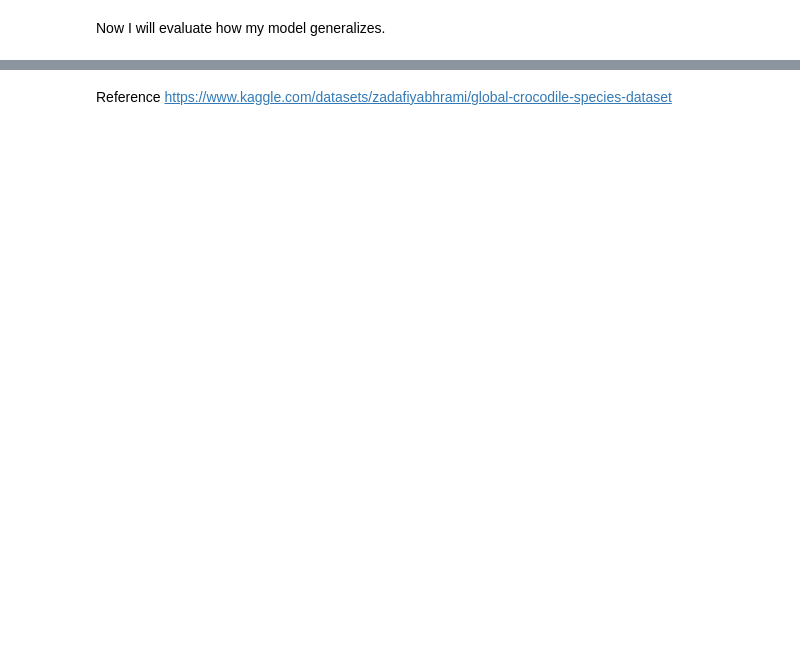
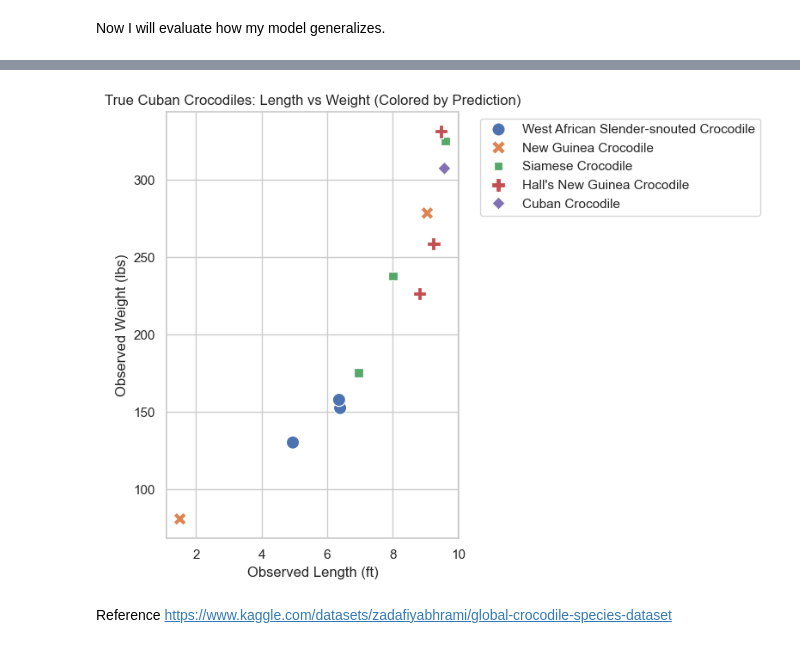
Before and after one commit to adriankUSA/portfolio, a Jupyter notebook: crocodile_classification/classifying_crocodiles.ipynb, the cells around one changed output, grey strips where cells are left out. Saved outputs shown, nothing was run; the diff lists cells and outputs as text; code cells hidden in the pictures; blank space fills up the shorter version.

```diff
--- a/crocodile_classification/classifying_crocodiles.ipynb
+++ b/crocodile_classification/classifying_crocodiles.ipynb
@@ -487,2 +533,2 @@ from sklearn.model_selection import train_test_split
 # %%
-X_train, X_test, y_train, y_test = train_test_split(X, y, test_size=0.2, train_size=0.8, random_state=42, stratify=y)
+X_train, X_test, y_train, y_test = train_test_split(X_encoded, y, test_size=0.2, train_size=0.8, random_state=42, stratify=y)
@@ -488,0 +549,13 @@ X_train, X_test, y_train, y_test = train_test_split(X, y, test_size=0.2, train_s
+# %%
+from sklearn.metrics import accuracy_score, classification_report, confusion_matrix
+
+y_pred = model.predict(X_test)
+
+acc = accuracy_score(y_test, y_pred)
+class_report = classification_report(y_test, y_pred)
+conf_matrix = confusion_matrix(y_test, y_pred)
+print(f"Accuracy: {acc:.4f}\n")
+print("Classification Report:")
+print(class_report)
+print("Confusion Matrix:")
+print(conf_matrix)
@@ -488,0 +586,6 @@ X_train, X_test, y_train, y_test = train_test_split(X, y, test_size=0.2, train_s
+# %%
+results = X_test.copy()
+results["True Species"] = y_test.values
+results["Predicted Species"] = y_pred
+
+results.head(10)
@@ -488,0 +653,5 @@ X_train, X_test, y_train, y_test = train_test_split(X, y, test_size=0.2, train_s
+# %%
+cuban_true_results = results[
+    (results["True Species"] == "Cuban Crocodile")
+]
+cuban_true_results
@@ -489,3 +695,21 @@ X_train, X_test, y_train, y_test = train_test_split(X, y, test_size=0.2, train_s
+# %%
+plt.figure(figsize=(8, 6))
+sns.scatterplot(
+    data=cuban_true_results,
+    x="Observed Length (ft)",
+    y="Observed Weight (lbs)",
+    hue="Predicted Species",
+    style="Predicted Species",
+    s=120
+)
+plt.title("True Cuban Crocodiles: Length vs Weight (Colored by Prediction)")
+plt.xlabel("Observed Length (ft)")
+plt.ylabel("Observed Weight (lbs)")
+plt.legend(bbox_to_anchor=(1.05, 1), loc="upper left")
+plt.tight_layout()
+plt.show()
+# %% [output]
+[figure, added]
 # %% [markdown]
 Reference
 https://www.kaggle.com/datasets/zadafiyabhrami/global-crocodile-species-dataset
```
Also changed, not shown: parts of 21 cells of this notebook.
